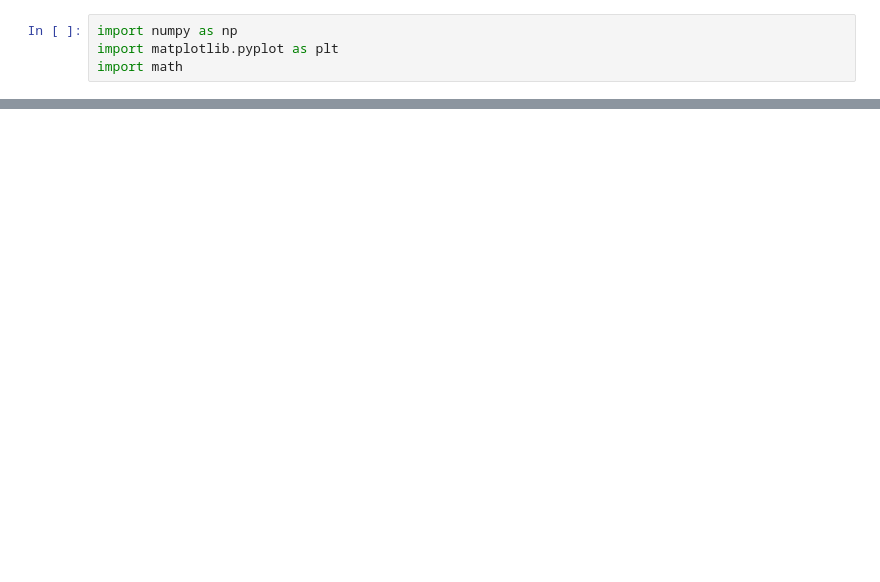
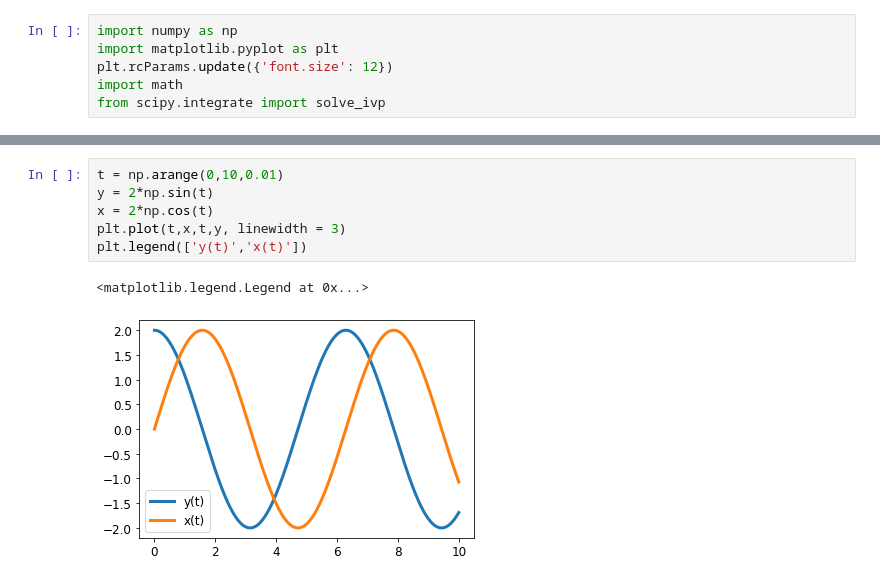
Before and after one commit to santiagoelawad/Computational-Mechanics, a Jupyter notebook: MachineProblem 2 Santiago El Awad.ipynb, the cells around one changed output, grey strips where cells are left out. Saved outputs shown, nothing was run; the diff lists cells and outputs as text; blank space fills up the shorter version.

```diff
--- a/MachineProblem 2 Santiago El Awad.ipynb
+++ b/MachineProblem 2 Santiago El Awad.ipynb
@@ -1,4 +4,6 @@
 # %%
 import numpy as np
 import matplotlib.pyplot as plt
+plt.rcParams.update({'font.size': 12})
 import math
+from scipy.integrate import solve_ivp
@@ -33,0 +246,9 @@ array([0, 1, 2, 3, 4, 5, 6, 7, 8, 9])
+# %%
+t = np.arange(0,10,0.01)
+y = 2*np.sin(t)
+x = 2*np.cos(t)
+plt.plot(t,x,t,y, linewidth = 3)
+plt.legend(['y(t)','x(t)'])
+# %% [output]
+<matplotlib.legend.Legend at 0x...>
+[figure, added]
```
Also changed, not shown: parts of 30 cells of this notebook, 6 other files.
